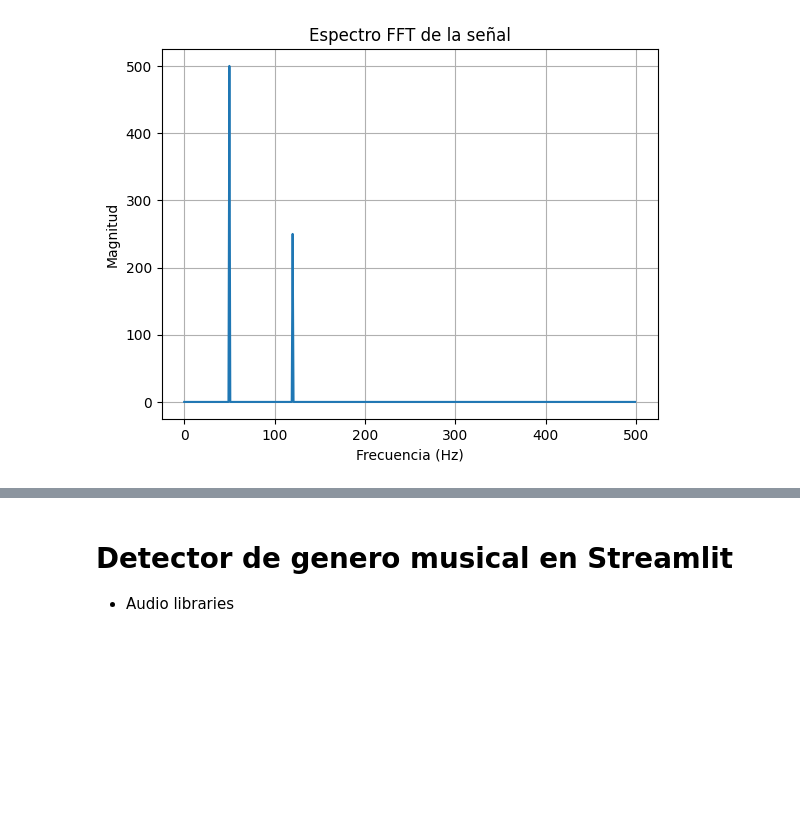
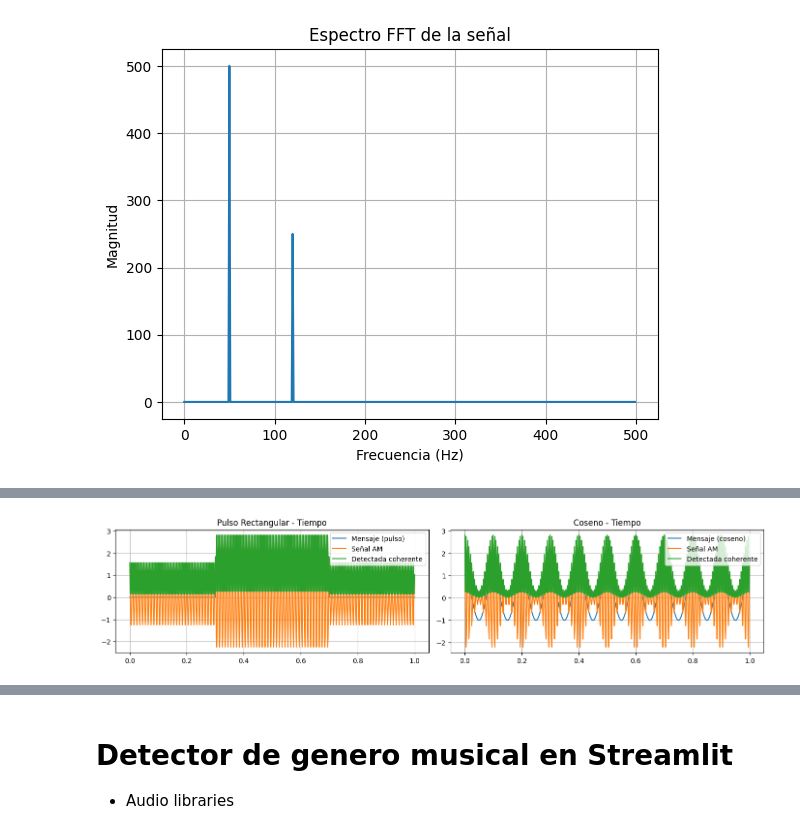
Before and after one commit to amaartin/Senales-y-Sistemas, a Jupyter notebook: Taller2_S&s.ipynb, the cells around one changed output, grey strips where cells are left out. Drawn from its saved outputs; the diff is of its cells as text; code cells hidden in the pictures; blank space fills up the shorter version.

```diff
--- a/Taller2_S&s.ipynb
+++ b/Taller2_S&s.ipynb
@@ -209,0 +226,92 @@ plt.show()
+# %%
+#Ejemplode modulacion AM
+# Parámetros generales
+import numpy as np # Importar numpy
+import matplotlib.pyplot as plt # Importar matplotlib
+from scipy.fft import rfft, rfftfreq # Importar rfft y rfftfreq
+
+fs = 1000       # Frecuencia de muestreo
+T = 1.0         # Duración de la señal
+t = np.linspace(0, T, int(fs*T), endpoint=False)
+
+# Definimos el índice de modulación (ajustable por el usuario)
+Im = 0.8
+
+# ---------------------------
+# 1. Señal mensaje: pulso rectangular
+# ---------------------------
+fm = 10
+m_pulso = 1 * ((t > 0.3) & (t < 0.7)).astype(float)
+
+# Portadora
+fc = 100
+Ac_pulso = np.max(np.abs(m_pulso)) / Im
+c_pulso = Ac_pulso * np.cos(2 * np.pi * fc * t)
+
+# Señal modulada
+s_pulso = (1 + m_pulso / Ac_pulso) * c_pulso
+
+# Detección coherente: multiplicar por portadora sincronizada
+demod_pulso = s_pulso * c_pulso
+
+# ---------------------------
+# 2. Señal mensaje: coseno
+# ---------------------------
+m_cos = np.cos(2 * np.pi * fm * t)
+Ac_cos = np.max(np.abs(m_cos)) / Im
+c_cos = Ac_cos * np.cos(2 * np.pi * fc * t)
+s_cos = (1 + m_cos / Ac_cos) * c_cos
+demod_cos = s_cos * c_cos
+
+# ---------------------------
+# Gráficas en el tiempo
+# ---------------------------
+plt.figure(figsize=(14, 6))
+plt.subplot(2, 2, 1)
+plt.plot(t, m_pulso, label="Mensaje (pulso)")
+plt.plot(t, s_pulso, label="Señal AM")
+plt.plot(t, demod_pulso, label="Detectada coherente")
+plt.title("Pulso Rectangular - Tiempo")
+plt.legend()
+plt.grid()
+
+plt.subplot(2, 2, 2)
+plt.plot(t, m_cos, label="Mensaje (coseno)")
+plt.plot(t, s_cos, label="Señal AM")
+plt.plot(t, demod_cos, label="Detectada coherente")
+plt.title("Coseno - Tiempo")
+plt.legend()
+plt.grid()
+plt.tight_layout()
+plt.show()
+
+# ---------------------------
+# Gráficas en frecuencia
+# ---------------------------
+freqs = rfftfreq(len(t), 1/fs)
+
+S_pulso = rfft(s_pulso)
+D_pulso = rfft(demod_pulso)
+S_cos = rfft(s_cos)
+D_cos = rfft(demod_cos)
+
+plt.figure(figsize=(14, 6))
+plt.subplot(2, 2, 1)
+plt.plot(freqs, np.abs(S_pulso), label="AM (pulso)")
+plt.plot(freqs, np.abs(D_pulso), label="Demodulada")
+plt.title("Pulso Rectangular - Frecuencia")
+plt.xlim(0, 200)
+plt.grid()
+plt.legend()
+
+plt.subplot(2, 2, 2)
+plt.plot(freqs, np.abs(S_cos), label="AM (coseno)")
+plt.plot(freqs, np.abs(D_cos), label="Demodulada")
+plt.title("Coseno - Frecuencia")
+plt.xlim(0, 200)
+plt.grid()
+plt.legend()
+plt.tight_layout()
+plt.show()
+# %% [output]
+[figure, added]
```
Also changed, not shown: parts of 24 cells of this notebook.
